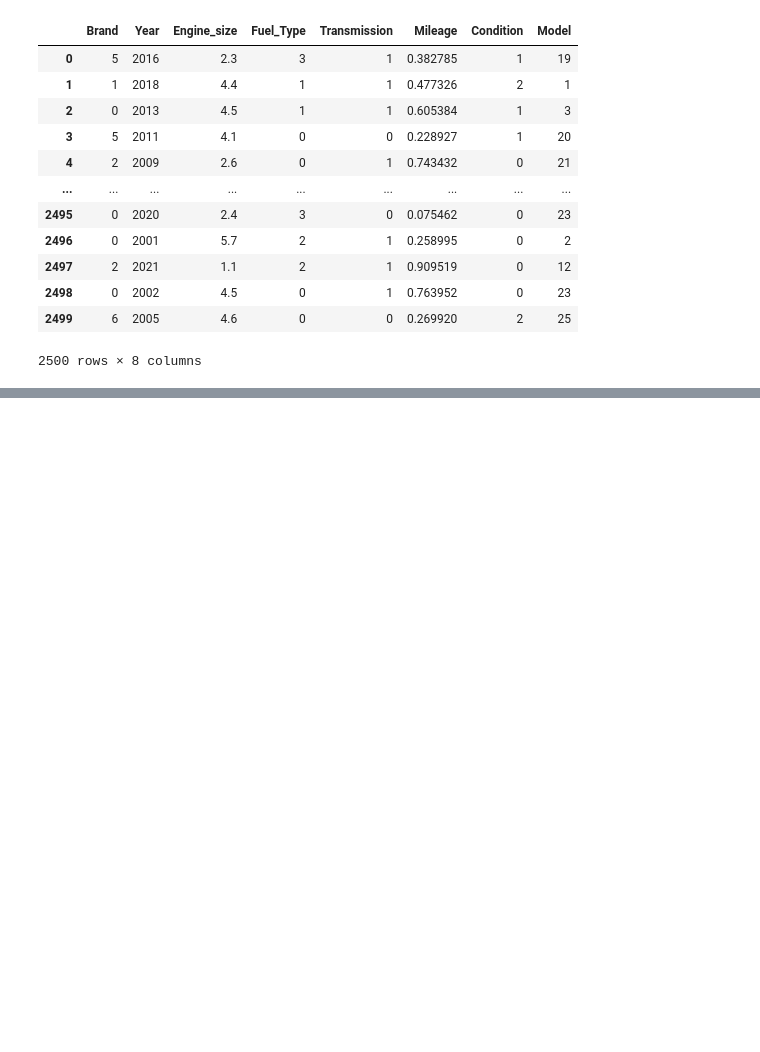
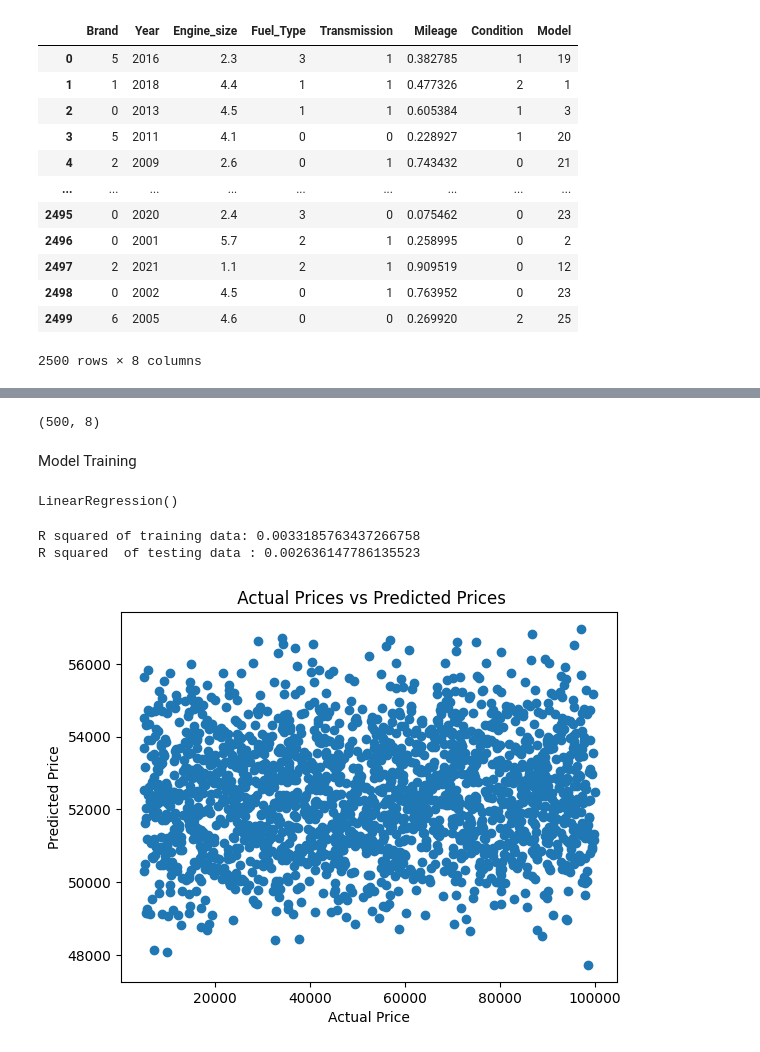
Before and after one commit to AichaELMouta/Car_Price_Prediction, a Jupyter notebook: car_price_prediction.ipynb, the cells around one changed output, grey strips where cells are left out. Saved outputs shown, nothing was run; the diff lists cells and outputs as text; code cells hidden in the pictures; blank space fills up the shorter version.

```diff
--- a/car_price_prediction.ipynb
+++ b/car_price_prediction.ipynb
@@ -308,0 +303,2 @@ ValueError: could not convert string to float: 'Tesla'
+# %%
+X_train, X_test, Y_train, Y_test = train_test_split(X, Y, test_size=0.2, random_state=2)
@@ -308,0 +309,30 @@ ValueError: could not convert string to float: 'Tesla'
+# %%
+X_test.shape
+# %% [output]
+(500, 8)
+# %% [markdown]
+Model Training
+# %%
+lr = LinearRegression()
+lr.fit(X_train, Y_train)
+# %% [output]
+LinearRegression()
+# %%
+lr_predict_train = lr.predict(X_train)
+lr_predict_test = lr.predict(X_test)
+# %%
+error_score_train = metrics.r2_score(Y_train, lr_predict_train)
+error_score_test = metrics.r2_score(Y_test, lr_predict_test)
+print("R squared of training data:", error_score_train)
+print("R squared  of testing data :", error_score_test)
+# %% [output]
+R squared of training data: 0.0033185763437266758
+R squared  of testing data : 0.002636147786135523
+# %%
+plt.scatter(Y_train, lr_predict_train)
+plt.xlabel("Actual Price")
+plt.ylabel("Predicted Price")
+plt.title(" Actual Prices vs Predicted Prices")
+plt.show()
+# %% [output]
+[figure, added]
```
Also changed, not shown: parts of 13 cells of this notebook.
